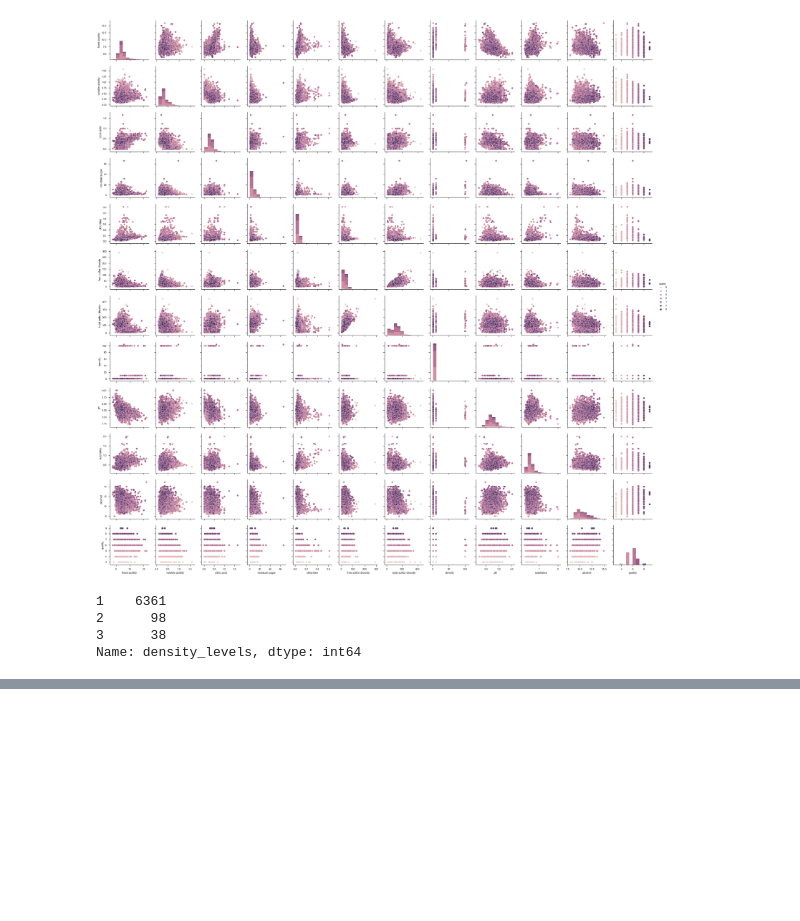
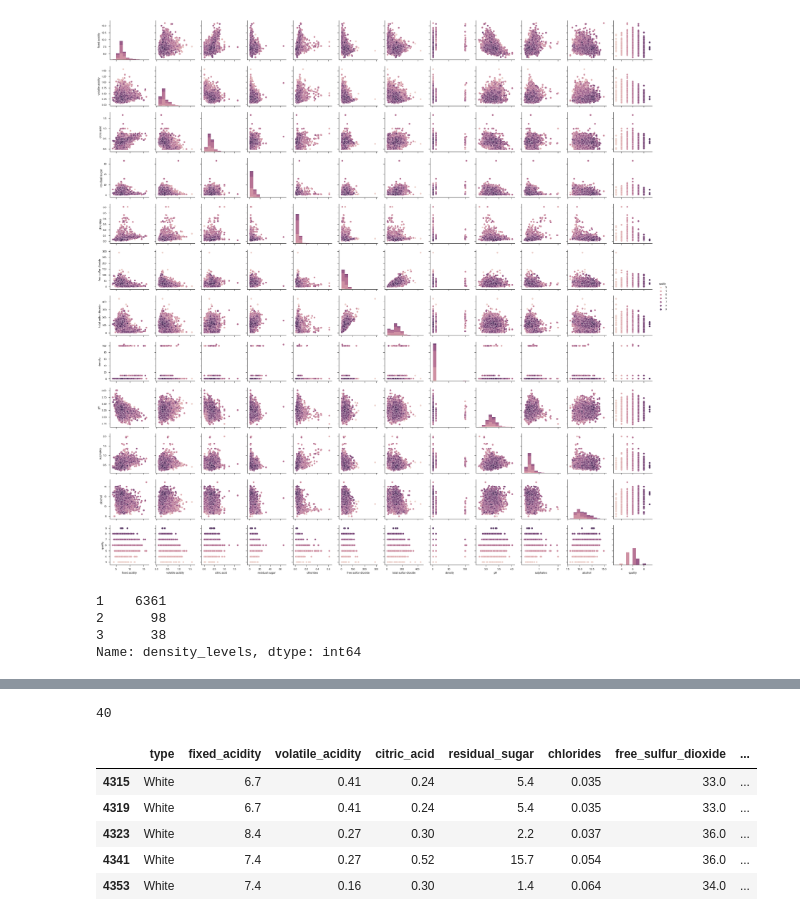
Before and after one commit to nocedan/cognitivo_teste, a Jupyter notebook: wine_quality_exploratory_analisys.ipynb, the cells around one changed output, grey strips where cells are left out. Drawn from its saved outputs; the diff is of its cells as text; code cells hidden in the pictures; blank space fills up the shorter version.

```diff
--- a/wine_quality_exploratory_analisys.ipynb
+++ b/wine_quality_exploratory_analisys.ipynb
@@ -207,0 +356,4 @@ g = sns.pairplot(df_view, hue="quality", palette =sns.cubehelix_palette(8))
+# %%
+from sklearn import tree
+reg=tree.DecisionTreeRegressor(max_depth=9)
+reg.fit(X_train,y_train)
@@ -207,0 +379,6 @@ g = sns.pairplot(df_view, hue="quality", palette =sns.cubehelix_palette(8))
+# %%
+y_pred = reg.predict(df_miss[w_corr])
+# %%
+len(y_pred)
+# %% [output]
+40
@@ -207,0 +387,3 @@ g = sns.pairplot(df_view, hue="quality", palette =sns.cubehelix_palette(8))
+# %%
+df_miss=df_miss.copy()
+df_miss['alcohol']=y_pred
@@ -207,0 +392,9 @@ g = sns.pairplot(df_view, hue="quality", palette =sns.cubehelix_palette(8))
+# %%
+df.head()
+# %% [output]
+|  | type | fixed_acidity | volatile_acidity | citric_acid | residual_sugar | chlorides | free_sulfur_dioxide | ... |
+| 4315 | White | 6.7 | 0.41 | 0.24 | 5.4 | 0.035 | 33.0 | ... |
+| 4319 | White | 6.7 | 0.41 | 0.24 | 5.4 | 0.035 | 33.0 | ... |
+| 4323 | White | 8.4 | 0.27 | 0.30 | 2.2 | 0.037 | 36.0 | ... |
+| 4341 | White | 7.4 | 0.27 | 0.52 | 15.7 | 0.054 | 36.0 | ... |
+| 4353 | White | 7.4 | 0.16 | 0.30 | 1.4 | 0.064 | 34.0 | ... |
```
Also changed, not shown: parts of 31 cells of this notebook.
